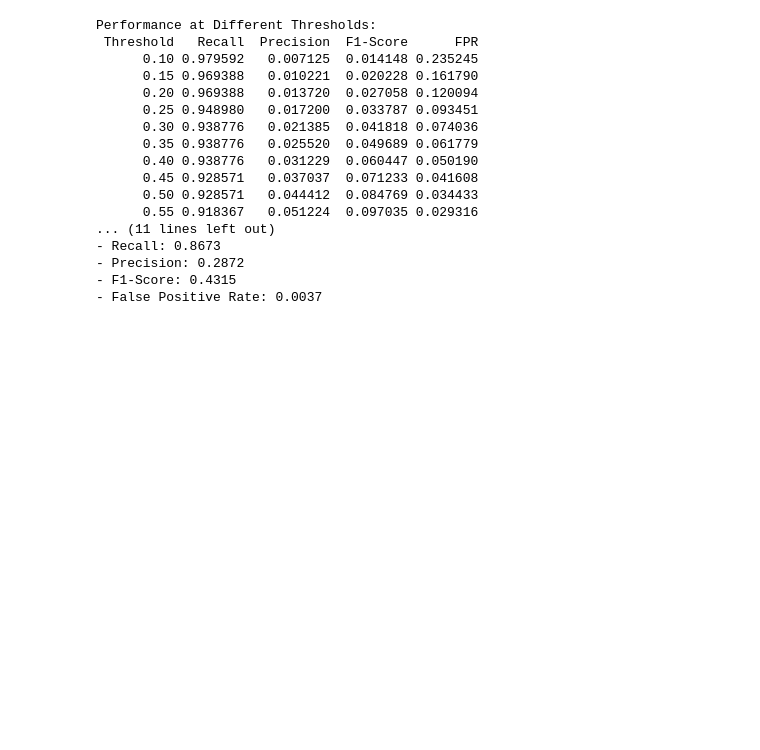
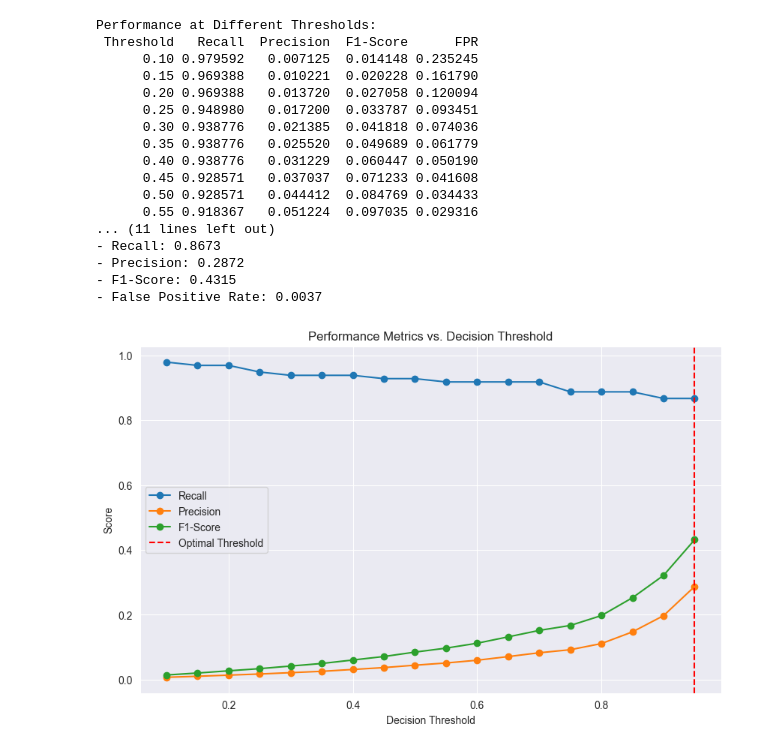
Before and after one commit to Alwyn-Tan/CreditCardFraudDetector, a Jupyter notebook: logistic_regression.ipynb, the cells around one changed output. Saved outputs shown, nothing was run; the diff lists cells and outputs as text; code cells hidden in the pictures; blank space fills up the shorter version.

Commit message:
add: Threshold analysis graph

```diff
--- a/logistic_regression.ipynb
+++ b/logistic_regression.ipynb
@@ -243,3 +243,18 @@ Performance at Different Thresholds:
 - Precision: 0.2872
 - F1-Score: 0.4315
 - False Positive Rate: 0.0037
+# %%
+# Plot threshold analysis
+plt.figure(figsize=(10, 6))
+plt.plot(results_df['Threshold'], results_df['Recall'], label='Recall', marker='o')
+plt.plot(results_df['Threshold'], results_df['Precision'], label='Precision', marker='o')
+plt.plot(results_df['Threshold'], results_df['F1-Score'], label='F1-Score', marker='o')
+plt.axvline(x=optimal_row['Threshold'], color='r', linestyle='--', label='Optimal Threshold')
+plt.title('Performance Metrics vs. Decision Threshold')
+plt.xlabel('Decision Threshold')
+plt.ylabel('Score')
+plt.legend()
+plt.grid(True)
+plt.show()
+# %% [output]
+[figure, added]
```
